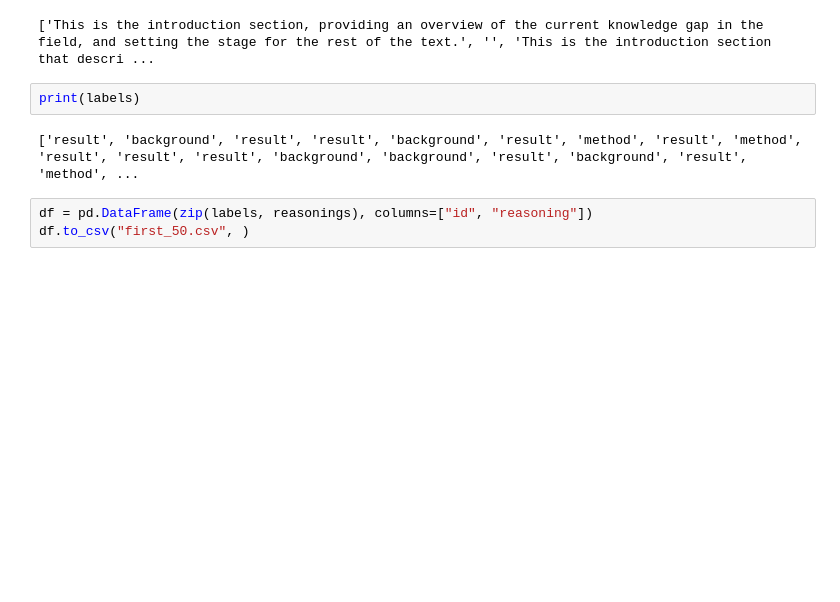
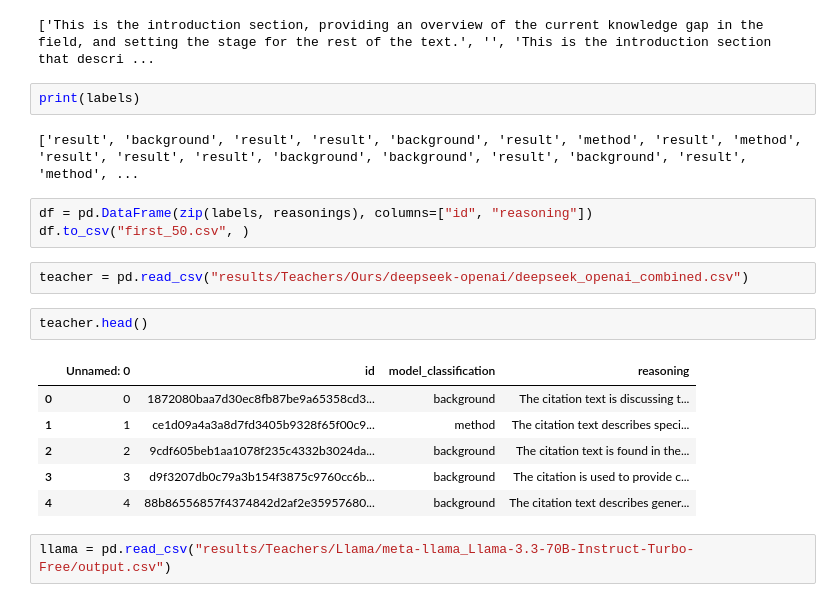
Before and after one commit to Kok-je/nlp_group19, a Jupyter notebook: preprocess.ipynb, the cells around one changed output. Cells and saved outputs as stored; diff of their text form; blank space fills up the shorter version.

```diff
--- a/preprocess.ipynb
+++ b/preprocess.ipynb
@@ -85,3 +87,16 @@ print(labels)
 # %%
 df = pd.DataFrame(zip(labels, reasonings), columns=["id", "reasoning"])
 df.to_csv("first_50.csv", )
+# %%
+teacher = pd.read_csv("results/Teachers/Ours/deepseek-openai/deepseek_openai_combined.csv")
+# %%
+teacher.head()
+# %% [output]
+|  | Unnamed: 0 | id | model_classification | reasoning |
+| 0 | 0 | 1872080baa7d30ec8fb87be9a65358cd3... | background | The citation text is discussing t... |
+| 1 | 1 | ce1d09a4a3a8d7fd3405b9328f65f00c9... | method | The citation text describes speci... |
+| 2 | 2 | 9cdf605beb1aa1078f235c4332b3024da... | background | The citation text is found in the... |
+| 3 | 3 | d9f3207db0c79a3b154f3875c9760cc6b... | background | The citation is used to provide c... |
+| 4 | 4 | 88b86556857f4374842d2af2e35957680... | background | The citation text describes gener... |
+# %%
+llama = pd.read_csv("results/Teachers/Llama/meta-llama_Llama-3.3-70B-Instruct-Turbo-Free/output.csv")
```
Also changed, not shown: parts of 11 cells of this notebook, 9 other files.
